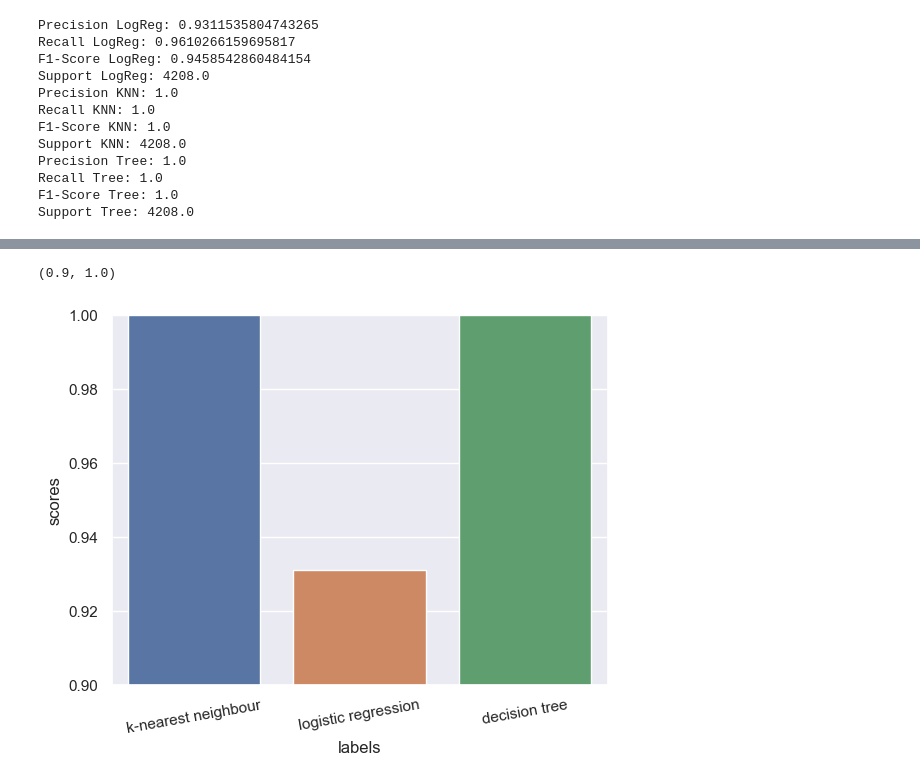
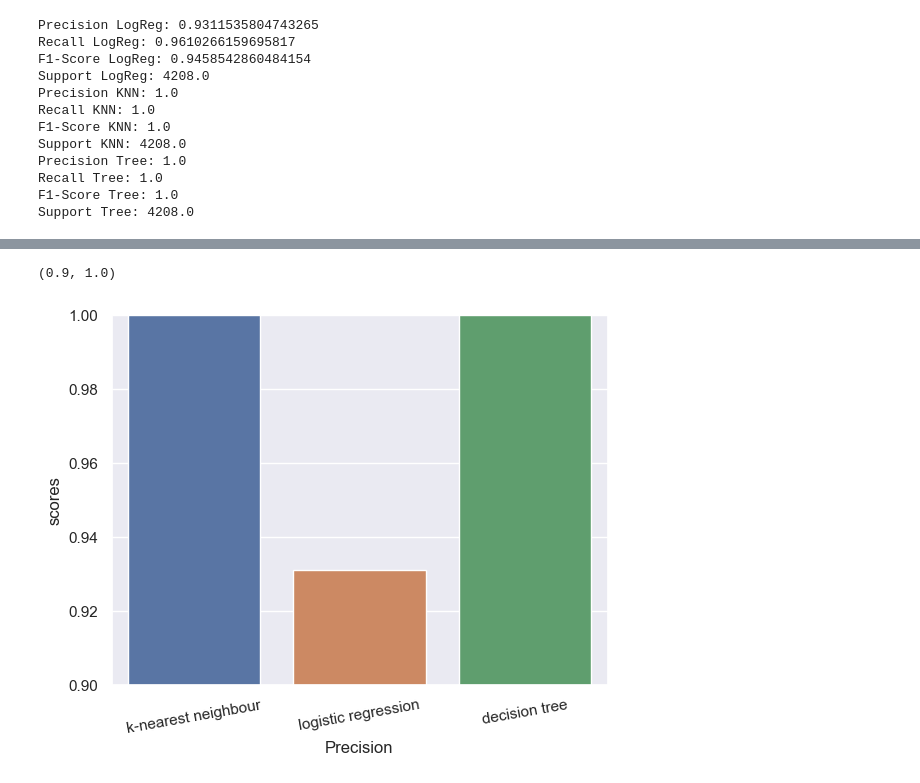
Before and after one commit to T-Tatsuya-W/AI_Coursework, a Jupyter notebook: workings.ipynb, the cells around one changed output, grey strips where cells are left out. Saved outputs shown, nothing was run; the diff lists cells and outputs as text; code cells hidden in the pictures.

```diff
--- a/workings.ipynb
+++ b/workings.ipynb
@@ -1033,9 +1033,9 @@ scores                  1.0             0.945854            1.0
 # %%
 precisionscores = [precision2, precision, precision3]
 print(results)
-df = pd.DataFrame({'labels':['k-nearest neighbour', 'logistic regression', 'decision tree'], 'scores':precisionscores})
+df = pd.DataFrame({'Precision':['k-nearest neighbour', 'logistic regression', 'decision tree'], 'scores':precisionscores})
 print(df.T)
-sns.barplot(x = df['labels'], y = df['scores'])
+sns.barplot(x = df['Precision'], y = df['scores'])
 plt.xticks(rotation=10)
 plt.ylim((0.9,1.0))
 # %% [output]
@@ -1046,5 +1046,5 @@ scores                  1.0             0.931154            1.0
 (0.9, 1.0)
-[figure, old version]
+[figure, new version]
 # %%
 recallscores = [recall2, recall, recall3]
 print(results)
```
Also changed, not shown: parts of 4 cells of this notebook.
